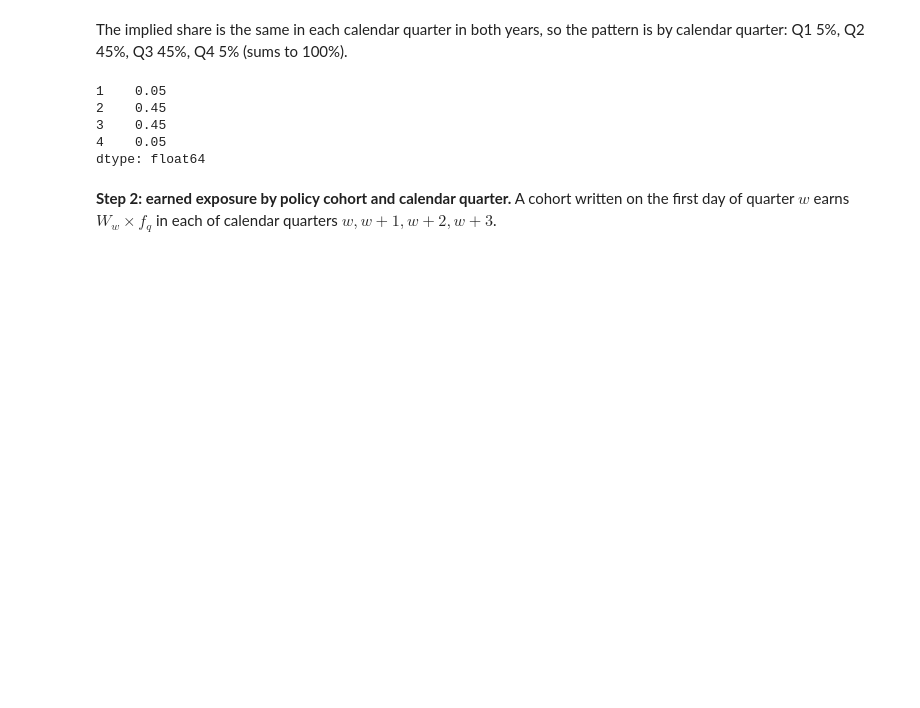
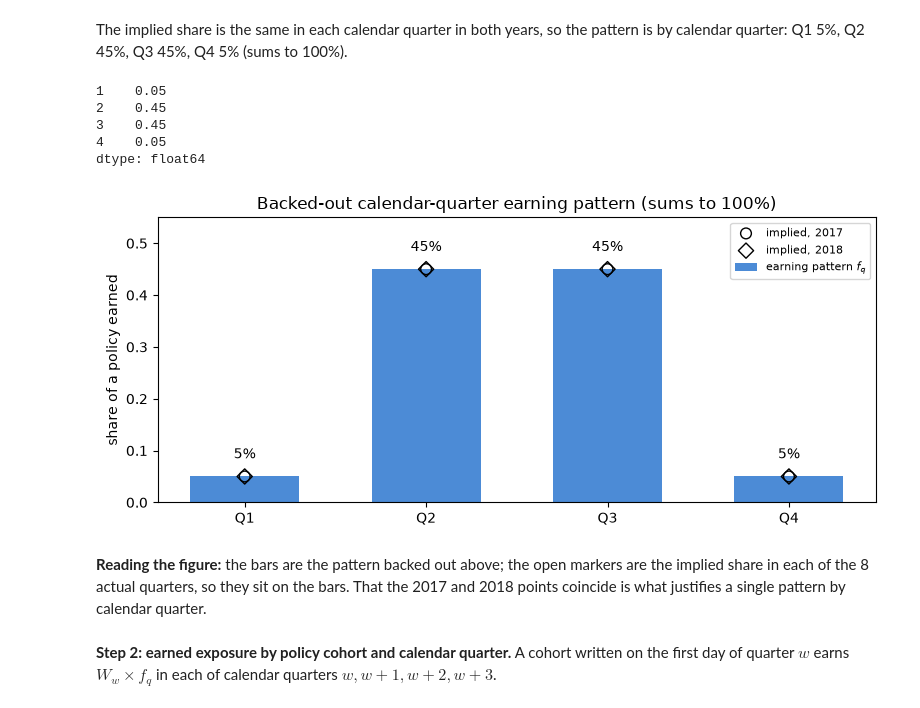
Before and after one commit to genedan/reserving-gym, a Jupyter notebook: problems/exam_5/2019_1.ipynb, the cells around one changed output. Cells and saved outputs as stored; diff of their text form; code cells hidden in the pictures; blank space fills up the shorter version.

```diff
--- a/problems/exam_5/2019_1.ipynb
+++ b/problems/exam_5/2019_1.ipynb
@@ -73,6 +73,53 @@ f
 3    0.45
 4    0.05
 dtype: float64
+# %%
+import matplotlib.pyplot as plt
+from matplotlib.patches import Rectangle
+import matplotlib.dates as mdates
+
+BLUE, ORANGE, GREY = '#4c8bd6', '#e8832a', '#e3e6ea'
+
+def heat(ax, M, highlight=None, title='', fs=8):
+    """Cohort x calendar-quarter grid. Blue = cohort earns in that quarter, orange = highlighted cells."""
+    rows, cols = list(M.index), list(M.columns)
+    ax.set_xlim(0, len(cols)); ax.set_ylim(len(rows), -.2); ax.set_aspect('equal'); ax.axis('off')
+    for c, col in enumerate(cols):
+        ax.text(c + .5, -.3, str(col), ha='center', va='bottom', fontsize=fs, rotation=45)
+    for r, row in enumerate(rows):
+        ax.text(-.15, r + .5, f'{row} cohort', ha='right', va='center', fontsize=fs)
+        for c, col in enumerate(cols):
+            v = M.loc[row, col]
+            if v == 0:
+                fc, tc = GREY, GREY
+            elif highlight is not None and highlight.loc[row, col]:
+                fc, tc = ORANGE, 'white'
+            else:
+                fc, tc = BLUE if highlight is None else '#a9c4e6', 'white' if highlight is None else '#26466f'
+            ax.add_patch(Rectangle((c, r), 1, 1, fc=fc, ec='white', lw=1.8))
+            if v != 0:
+                ax.text(c + .5, r + .5, f'{v:g}', ha='center', va='center', fontsize=fs, color=tc)
+    for c, col in enumerate(cols):                      # year boundaries
+        if col.quarter == 1 and c > 0:
+            ax.plot([c, c], [0, len(rows)], color='black', lw=1.2)
+    ax.set_title(title, fontsize=10, pad=40)
+
+fig, ax = plt.subplots(figsize=(8, 3.6))
+qs = [1, 2, 3, 4]
+ax.bar(qs, f.values, color=BLUE, width=.6, label='earning pattern $f_q$')
+for yr, mk in [(2017, 'o'), (2018, 'D')]:
+    vals = implied[implied.index.year == yr]
+    ax.scatter(vals.index.quarter, vals.values, marker=mk, s=60, facecolor='none', edgecolor='black',
+               zorder=3, label=f'implied, {yr}')
+for q_, v in zip(qs, f.values):
+    ax.text(q_, v + .035, f'{v:.0%}', ha='center', fontsize=10)
+ax.set_xticks(qs); ax.set_xticklabels([f'Q{q_}' for q_ in qs]); ax.set_ylim(0, .55)
+ax.set_ylabel('share of a policy earned'); ax.set_title(f'Backed-out calendar-quarter earning pattern (sums to {f.sum():.0%})')
+ax.legend(fontsize=8); plt.tight_layout(); plt.show()
+# %% [output]
+[figure, added]
+# %% [markdown]
+**Reading the figure:** the bars are the pattern backed out above; the open markers are the implied share in each of the 8 actual quarters, so they sit on the bars. That the 2017 and 2018 points coincide is what justifies a single pattern by calendar quarter.
 # %% [markdown]
 **Step 2: earned exposure by policy cohort and calendar quarter.** A cohort written on the first day of quarter $w$ earns $W_w \times f_q$ in
 each of calendar quarters $w, w+1, w+2, w+3$.
```
Also changed, not shown: parts of 17 cells of this notebook, 1 other file.
